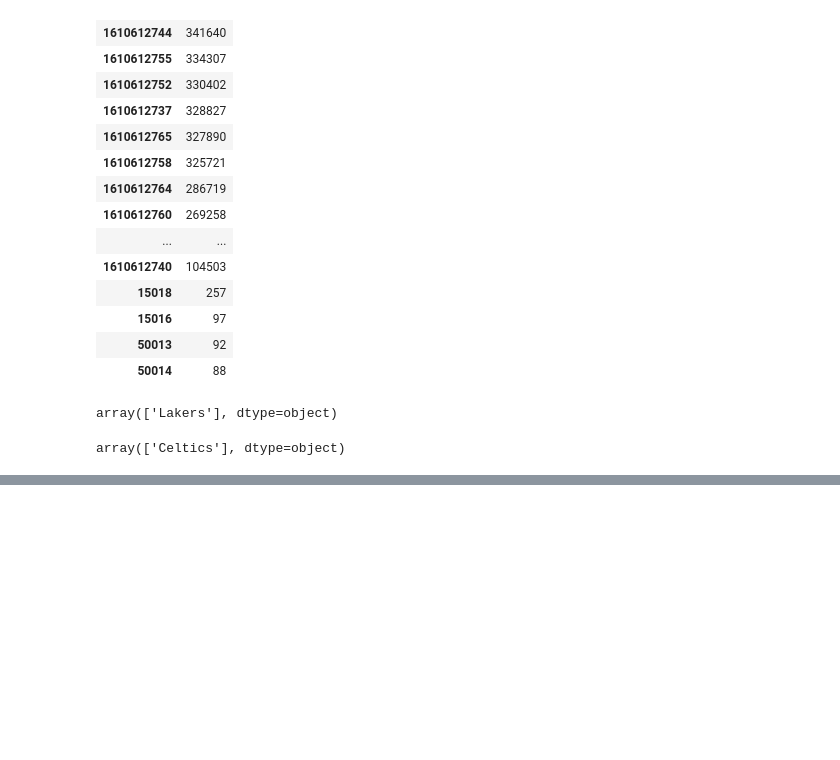
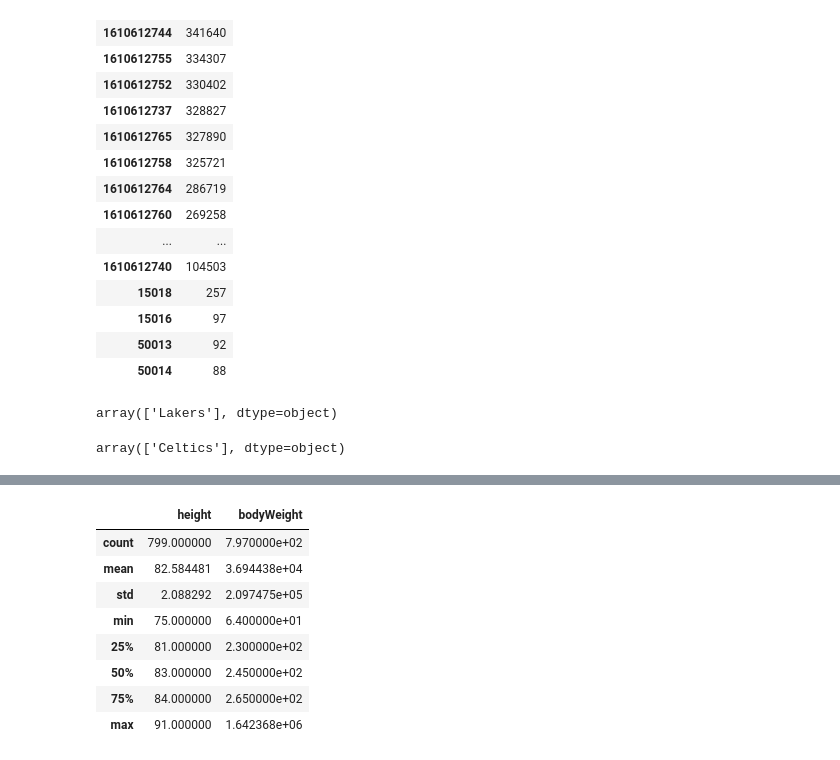
Before and after one commit to 2roma5/Diplomado_M1, a Jupyter notebook: nba.ipynb, the cells around one changed output, grey strips where cells are left out. Cells and saved outputs as stored; diff of their text form; code cells hidden in the pictures; blank space fills up the shorter version.

```diff
--- a/nba.ipynb
+++ b/nba.ipynb
@@ -708,0 +723,12 @@ array(['Celtics'], dtype=object)
+# %%
+players[players['center']==1][['height','bodyWeight']].describe()
+# %% [output]
+|  | height | bodyWeight |
+| count | 799.000000 | 7.970000e+02 |
+| mean | 82.584481 | 3.694438e+04 |
+| std | 2.088292 | 2.097475e+05 |
+| min | 75.000000 | 6.400000e+01 |
+| 25% | 81.000000 | 2.300000e+02 |
+| 50% | 83.000000 | 2.450000e+02 |
+| 75% | 84.000000 | 2.650000e+02 |
+| max | 91.000000 | 1.642368e+06 |
```
Also changed, not shown: parts of 3 cells of this notebook.
